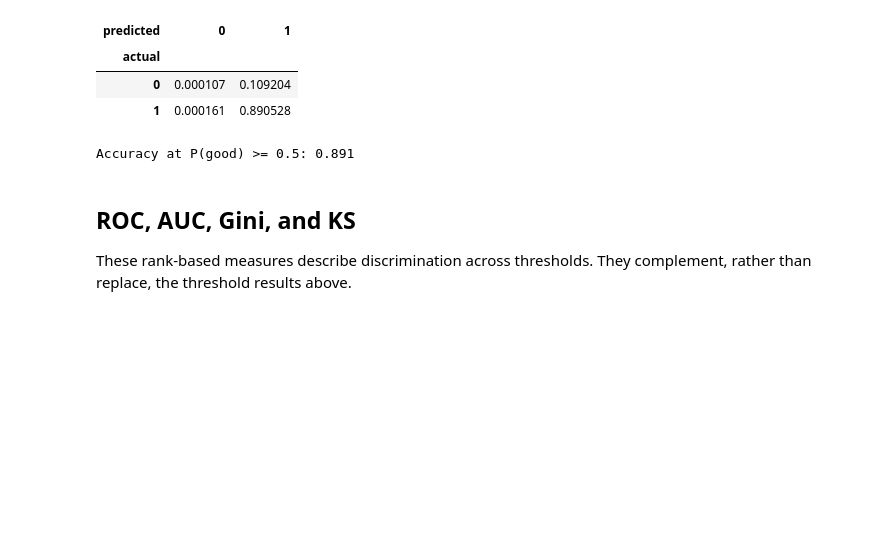
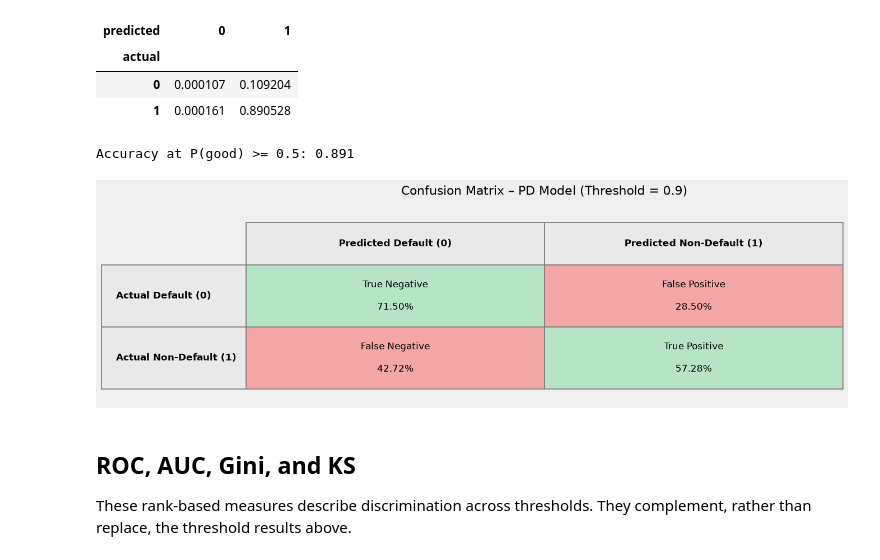
Before and after one commit to jclaudio019/credit_risk, a Jupyter notebook: notebooks/04_pd_logistic_regression_and_validation.ipynb, the cells around one changed output. Drawn from its saved outputs; the diff is of its cells as text; code cells hidden in the pictures; blank space fills up the shorter version.

Commit message:
docs: restore styled PD confusion matrix

```diff
--- a/notebooks/04_pd_logistic_regression_and_validation.ipynb
+++ b/notebooks/04_pd_logistic_regression_and_validation.ipynb
@@ -209,6 +211,74 @@ print(f'Accuracy at P(good) >= {threshold:.1f}: {(validation_predictions.actual_
 | 0 | 0.000107 | 0.109204 |
 | 1 | 0.000161 | 0.890528 |
 Accuracy at P(good) >= 0.5: 0.891
+# %%
+tr = 0.9
+y_hat_test = np.where(validation_predictions["p_good"] >= tr, 1, 0)
+
+cm = pd.crosstab(
+    validation_predictions["actual_good"],
+    y_hat_test,
+    normalize="index",
+).reindex(index=[0, 1], columns=[0, 1], fill_value=0.0)
+
+cm.index = ["Actual Default (0)", "Actual Non-Default (1)"]
+cm.columns = ["Predicted Default (0)", "Predicted Non-Default (1)"]
+
+labels = np.array(
+    [
+        ["True Negative", "False Positive"],
+        ["False Negative", "True Positive"],
+    ]
+)
+
+cell_text = [
+    [f"{labels[i, j]}\n\n{cm.values[i, j]:.2%}" for j in range(2)]
+    for i in range(2)
+]
+
+cell_colors = [
+    ["#B7E4C7", "#F4A6A6"],
+    ["#F4A6A6", "#B7E4C7"],
+]
+
+fig, ax = plt.subplots(figsize=(11, 4.5))
+fig.patch.set_facecolor("#E6E6E69F")
+ax.set_facecolor("#E6E6E69F")
+ax.axis("off")
+
+table = ax.table(
+    cellText=cell_text,
+    rowLabels=cm.index,
+    colLabels=cm.columns,
+    cellColours=cell_colors,
+    cellLoc="center",
+    loc="center",
+)
+
+table.auto_set_font_size(False)
+table.set_fontsize(12)
+table.scale(1.25, 2.6)
+
+for (row, col), cell in table.get_celld().items():
+    if row == 0 or col == -1:
+        cell.set_facecolor("#E6E6E6AF")
+        cell.set_text_props(weight="bold")
+        cell.set_height(0.22 if row == 0 else 0.32)
+
+    if row > 0 and col >= 0:
+        cell.set_height(0.32)
+
+    cell.set_edgecolor("gray")
+    cell.set_linewidth(1.3)
+
+plt.title(
+    f"Confusion Matrix – PD Model (Threshold = {tr})",
+    fontsize=16,
+    pad=18,
+)
+plt.show()
+# %% [output]
+[figure, added]
 # %% [markdown]
 ## ROC, AUC, Gini, and KS
 
```
Also changed, not shown: parts of 3 cells of this notebook.
